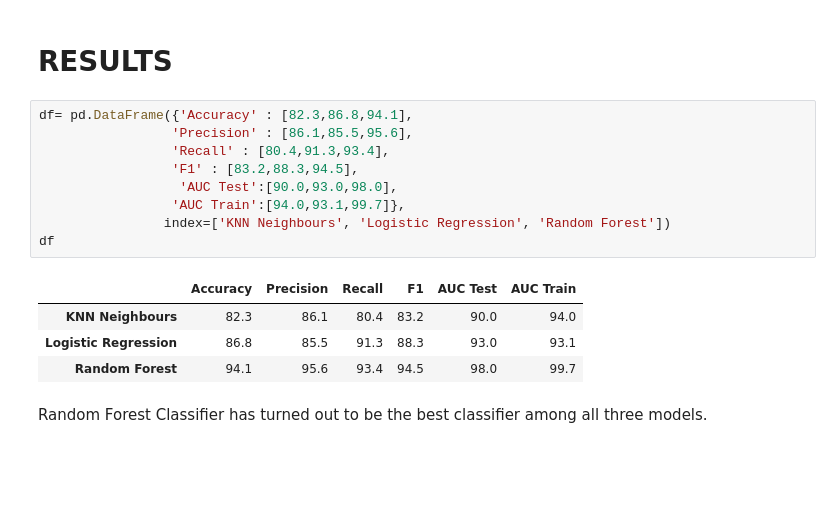
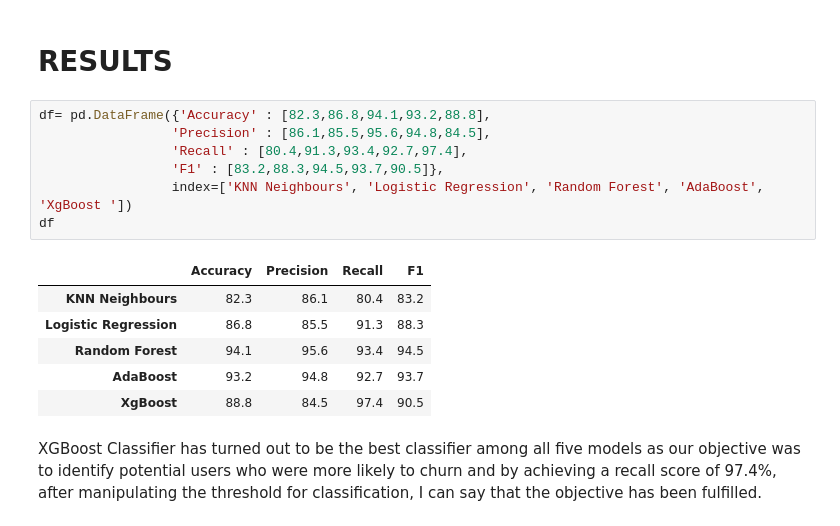
Before and after one commit to hiteshtiwari7/Internet-Service-Churn, a Jupyter notebook: InternetChurn.ipynb, the cells around one changed output. Cells and saved outputs as stored; diff of their text form; blank space fills up the shorter version.

```diff
--- a/InternetChurn.ipynb
+++ b/InternetChurn.ipynb
@@ -836,18 +945,18 @@ AUC on Train data is 0.9975945463743385
 # %% [markdown]
 # RESULTS
 # %%
-df= pd.DataFrame({'Accuracy' : [82.3,86.8,94.1],
-                 'Precision' : [86.1,85.5,95.6],
-                 'Recall' : [80.4,91.3,93.4],
-                 'F1' : [83.2,88.3,94.5],
-                  'AUC Test':[90.0,93.0,98.0],
-                 'AUC Train':[94.0,93.1,99.7]},
-                index=['KNN Neighbours', 'Logistic Regression', 'Random Forest'])
+df= pd.DataFrame({'Accuracy' : [82.3,86.8,94.1,93.2,88.8],
+                 'Precision' : [86.1,85.5,95.6,94.8,84.5],
+                 'Recall' : [80.4,91.3,93.4,92.7,97.4],
+                 'F1' : [83.2,88.3,94.5,93.7,90.5]},
+                 index=['KNN Neighbours', 'Logistic Regression', 'Random Forest', 'AdaBoost', 'XgBoost '])
 df
 # %% [output]
-|  | Accuracy | Precision | Recall | F1 | AUC Test | AUC Train |
-| KNN Neighbours | 82.3 | 86.1 | 80.4 | 83.2 | 90.0 | 94.0 |
-| Logistic Regression | 86.8 | 85.5 | 91.3 | 88.3 | 93.0 | 93.1 |
-| Random Forest | 94.1 | 95.6 | 93.4 | 94.5 | 98.0 | 99.7 |
+|  | Accuracy | Precision | Recall | F1 |
+| KNN Neighbours | 82.3 | 86.1 | 80.4 | 83.2 |
+| Logistic Regression | 86.8 | 85.5 | 91.3 | 88.3 |
+| Random Forest | 94.1 | 95.6 | 93.4 | 94.5 |
+| AdaBoost | 93.2 | 94.8 | 92.7 | 93.7 |
+| XgBoost | 88.8 | 84.5 | 97.4 | 90.5 |
-# %% [markdown]
-Random Forest Classifier has turned out to be the best classifier among all three models.
+# %% [markdown]
+XGBoost Classifier has turned out to be the best classifier among all five models as our objective was to identify potential users who were more likely to churn and by achieving a recall score of 97.4%, after manipulating the threshold for classification, I can say that the objective has been fulfilled.
```
Also changed, not shown: parts of 24 cells of this notebook.
